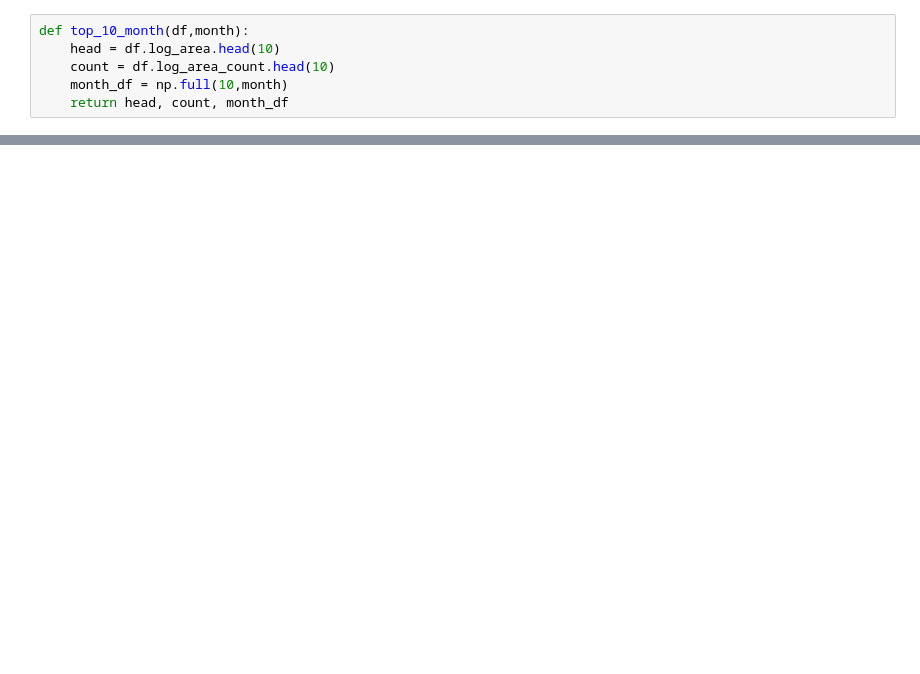
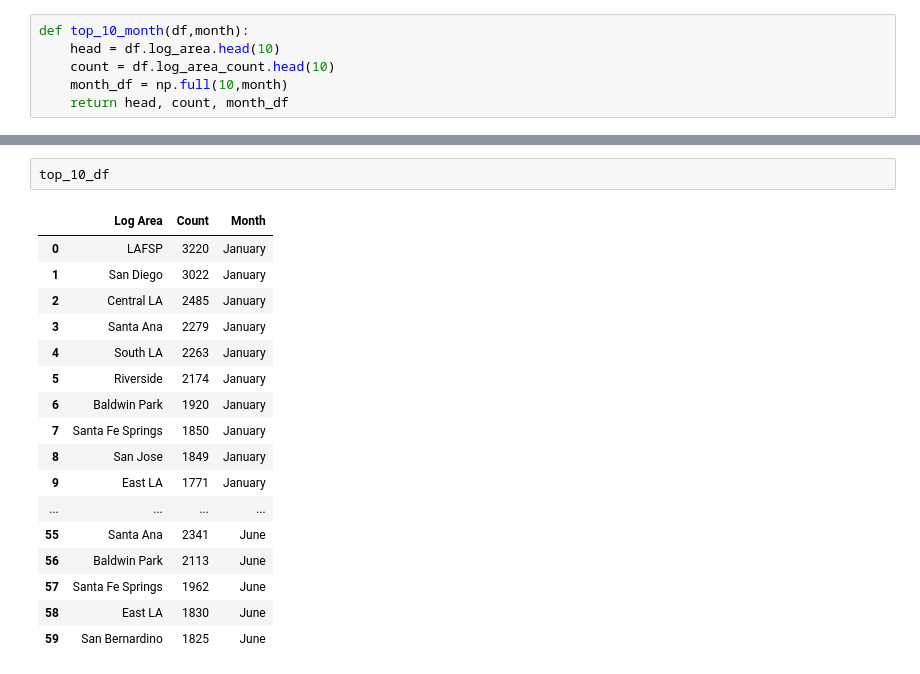
Before and after one commit to DaH7/CHP-Traffic-Analytics, a Jupyter notebook: Incident_Count_Graphs_traffic.ipynb, the cells around one changed output, grey strips where cells are left out. Cells and saved outputs as stored; diff of their text form; blank space fills up the shorter version.

```diff
--- a/Incident_Count_Graphs_traffic.ipynb
+++ b/Incident_Count_Graphs_traffic.ipynb
@@ -131,0 +146,20 @@ plt.savefig('grouped_bar_plot.png', bbox_inches='tight')
+# %%
+top_10_df
+# %% [output]
+|  | Log Area | Count | Month |
+| 0 | LAFSP | 3220 | January |
+| 1 | San Diego | 3022 | January |
+| 2 | Central LA | 2485 | January |
+| 3 | Santa Ana | 2279 | January |
+| 4 | South LA | 2263 | January |
+| 5 | Riverside | 2174 | January |
+| 6 | Baldwin Park | 1920 | January |
+| 7 | Santa Fe Springs | 1850 | January |
+| 8 | San Jose | 1849 | January |
+| 9 | East LA | 1771 | January |
+| ... | ... | ... | ... |
+| 55 | Santa Ana | 2341 | June |
+| 56 | Baldwin Park | 2113 | June |
+| 57 | Santa Fe Springs | 1962 | June |
+| 58 | East LA | 1830 | June |
+| 59 | San Bernardino | 1825 | June |
```
Also changed, not shown: parts of 5 cells of this notebook.
